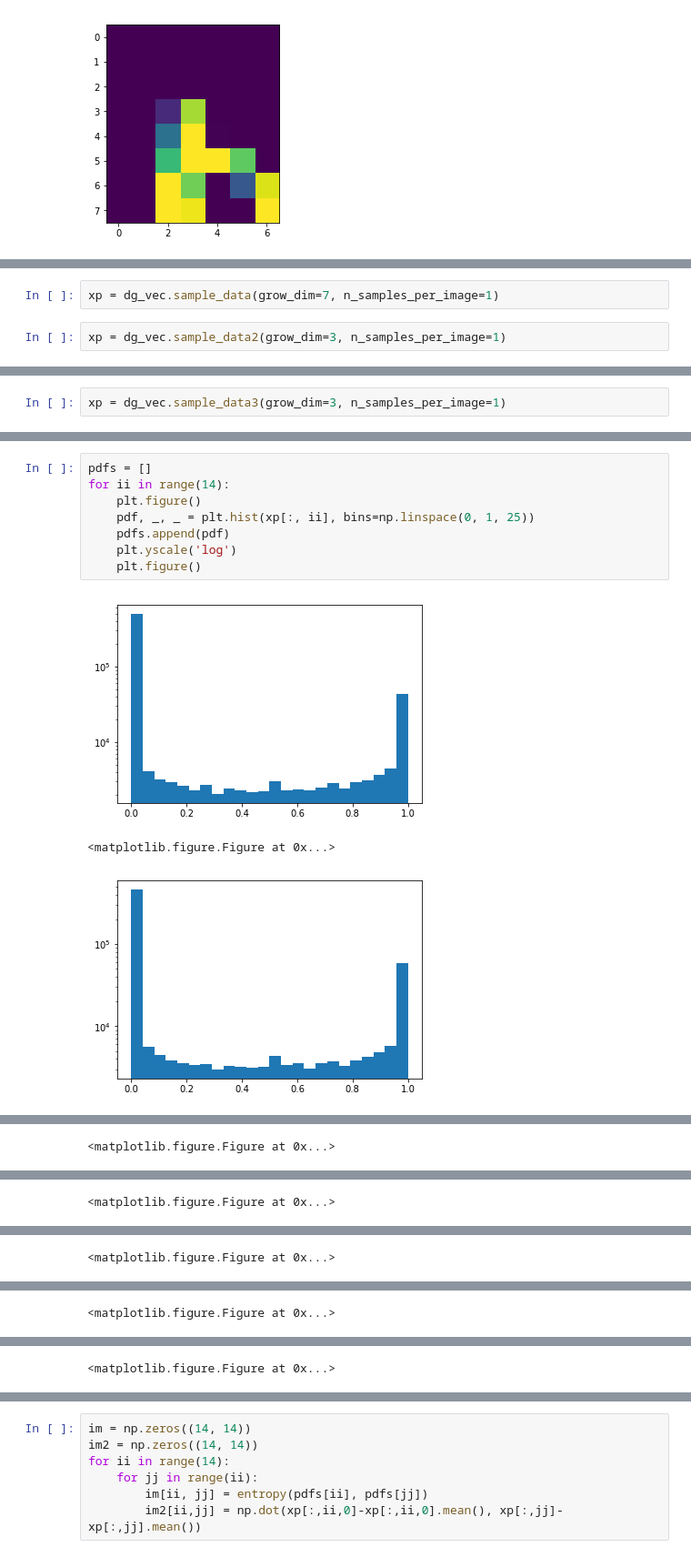
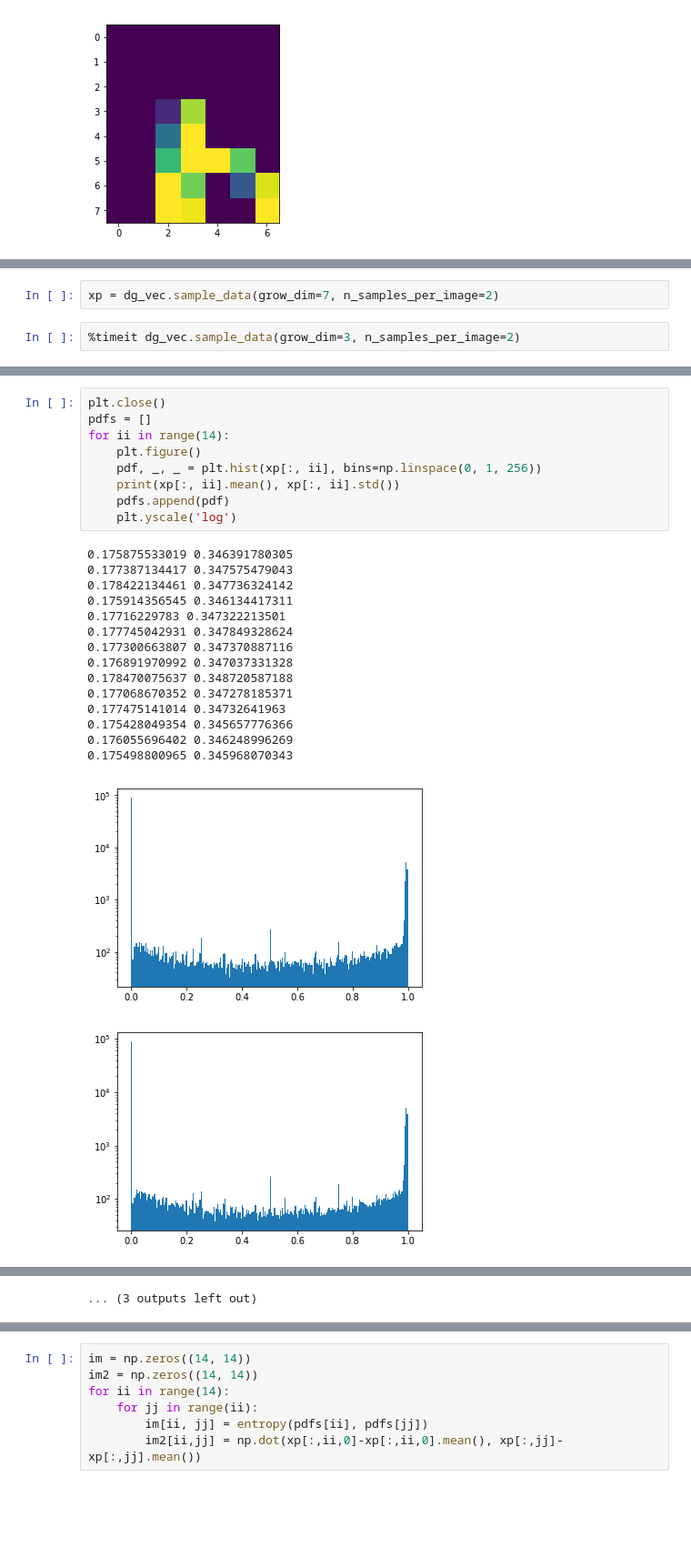
Before and after one commit to BouchardLab/info_measures, a Jupyter notebook: notebooks/dataset_generation.ipynb, the cells around one changed output, grey strips where cells are left out. Shown at 91% size. Drawn from its saved outputs; the diff is of its cells as text; blank space fills up the shorter version.

```diff
--- a/notebooks/dataset_generation.ipynb
+++ b/notebooks/dataset_generation.ipynb
@@ -45,4 +44,4 @@ numba.config.NUMBA_NUM_THREADS = 4
 # %%
-xp = dg_vec.sample_data(grow_dim=7, n_samples_per_image=1)
+xp = dg_vec.sample_data(grow_dim=7, n_samples_per_image=2)
 # %%
-xp = dg_vec.sample_data2(grow_dim=3, n_samples_per_image=1)
+%timeit dg_vec.sample_data(grow_dim=3, n_samples_per_image=2)
@@ -49,2 +49,0 @@ xp = dg_vec.sample_data2(grow_dim=3, n_samples_per_image=1)
-# %%
-xp = dg_vec.sample_data3(grow_dim=3, n_samples_per_image=1)
@@ -63,12 +50,26 @@ xp = dg_vec.sample_data3(grow_dim=3, n_samples_per_image=1)
 # %%
+plt.close()
 pdfs = []
 for ii in range(14):
     plt.figure()
-    pdf, _, _ = plt.hist(xp[:, ii], bins=np.linspace(0, 1, 25))
+    pdf, _, _ = plt.hist(xp[:, ii], bins=np.linspace(0, 1, 256))
+    print(xp[:, ii].mean(), xp[:, ii].std())
     pdfs.append(pdf)
     plt.yscale('log')
-    plt.figure()
 # %% [output]
+0.175875533019 0.346391780305
+0.177387134417 0.347575479043
+0.178422134461 0.347736324142
+0.175914356545 0.346134417311
+0.17716229783 0.347322213501
+0.177745042931 0.347849328624
+0.177300663807 0.347370887116
+0.176891970992 0.347037331328
+0.178470075637 0.348720587188
+0.177068670352 0.347278185371
+0.177475141014 0.34732641963
+0.175428049354 0.345657776366
+0.176055696402 0.346248996269
+0.175498800965 0.345968070343
-[figure, old version]
+[figure, new version]
-<matplotlib.figure.Figure at 0x...>
-[figure, old version]
+[figure, new version]
@@ -75 +85 @@ for ii in range(14):
-<matplotlib.figure.Figure at 0x...>
+... (3 outputs left out)
@@ -77 +85,0 @@ for ii in range(14):
-<matplotlib.figure.Figure at 0x...>
@@ -79 +85,0 @@ for ii in range(14):
-<matplotlib.figure.Figure at 0x...>
@@ -81 +85,0 @@ for ii in range(14):
-<matplotlib.figure.Figure at 0x...>
@@ -83 +85,0 @@ for ii in range(14):
-<matplotlib.figure.Figure at 0x...>
```
Also changed, not shown: parts of 13 cells of this notebook, 1 other file.
